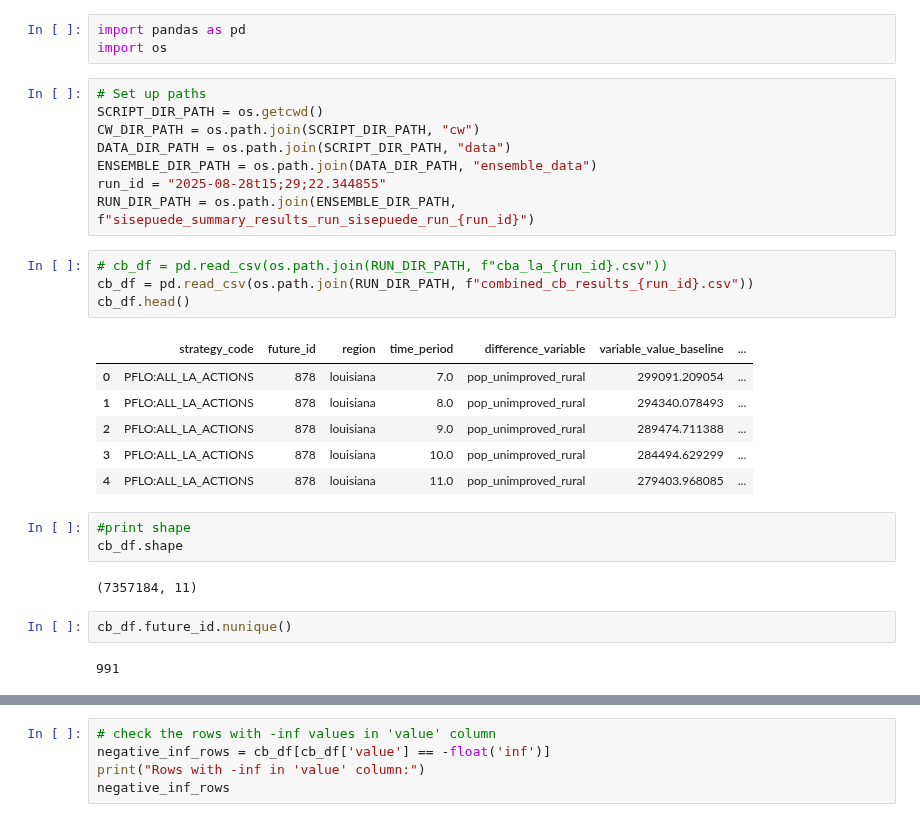
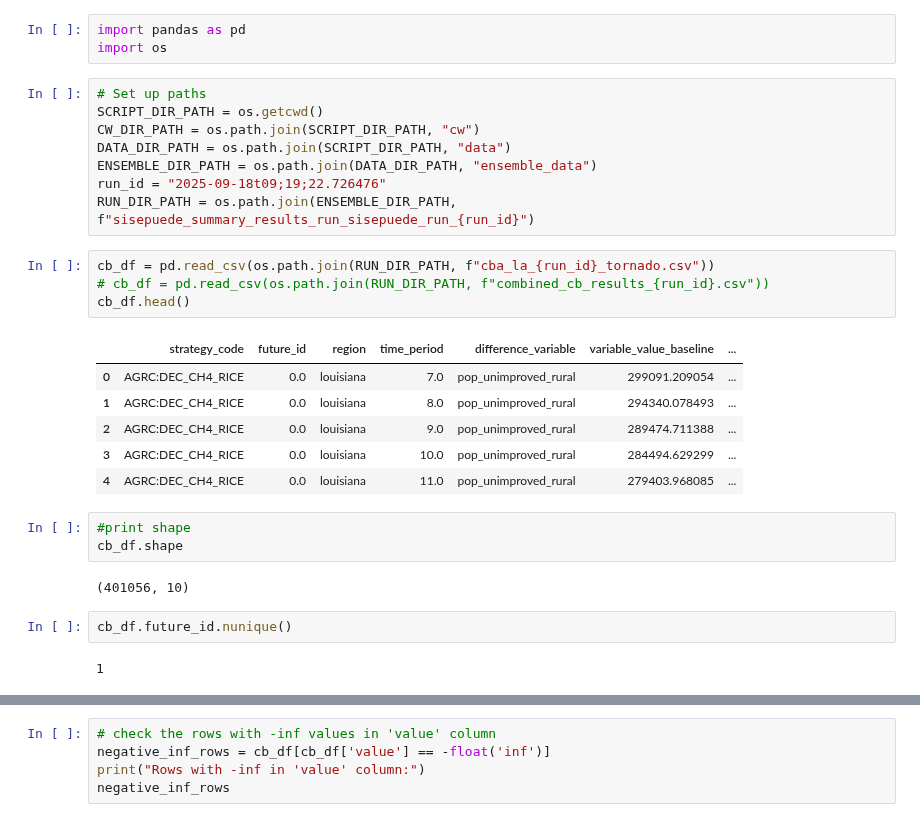
Before and after one commit to sisepuede-framework/ssp_louisiana, a Jupyter notebook: 1000_runs_ensamble_postprocessing/check_cb_results.ipynb, the cells around one changed output, grey strips where cells are left out. Drawn from its saved outputs; the diff is of its cells as text.

```diff
--- a/1000_runs_ensamble_postprocessing/check_cb_results.ipynb
+++ b/1000_runs_ensamble_postprocessing/check_cb_results.ipynb
@@ -7,28 +7,28 @@ SCRIPT_DIR_PATH = os.getcwd()
 CW_DIR_PATH = os.path.join(SCRIPT_DIR_PATH, "cw")
 DATA_DIR_PATH = os.path.join(SCRIPT_DIR_PATH, "data")
 ENSEMBLE_DIR_PATH = os.path.join(DATA_DIR_PATH, "ensemble_data")
-run_id = "2025-08-28t15;29;22.344855"
+run_id = "2025-09-18t09;19;22.726476"
 RUN_DIR_PATH = os.path.join(ENSEMBLE_DIR_PATH, f"sisepuede_summary_results_run_sisepuede_run_{run_id}")
 # %%
-# cb_df = pd.read_csv(os.path.join(RUN_DIR_PATH, f"cba_la_{run_id}.csv"))
-cb_df = pd.read_csv(os.path.join(RUN_DIR_PATH, f"combined_cb_results_{run_id}.csv"))
+cb_df = pd.read_csv(os.path.join(RUN_DIR_PATH, f"cba_la_{run_id}_tornado.csv"))
+# cb_df = pd.read_csv(os.path.join(RUN_DIR_PATH, f"combined_cb_results_{run_id}.csv"))
 cb_df.head()
 # %% [output]
 |  | strategy_code | future_id | region | time_period | difference_variable | variable_value_baseline | ... |
-| 0 | PFLO:ALL_LA_ACTIONS | 878 | louisiana | 7.0 | pop_unimproved_rural | 299091.209054 | ... |
-| 1 | PFLO:ALL_LA_ACTIONS | 878 | louisiana | 8.0 | pop_unimproved_rural | 294340.078493 | ... |
-| 2 | PFLO:ALL_LA_ACTIONS | 878 | louisiana | 9.0 | pop_unimproved_rural | 289474.711388 | ... |
-| 3 | PFLO:ALL_LA_ACTIONS | 878 | louisiana | 10.0 | pop_unimproved_rural | 284494.629299 | ... |
-| 4 | PFLO:ALL_LA_ACTIONS | 878 | louisiana | 11.0 | pop_unimproved_rural | 279403.968085 | ... |
+| 0 | AGRC:DEC_CH4_RICE | 0.0 | louisiana | 7.0 | pop_unimproved_rural | 299091.209054 | ... |
+| 1 | AGRC:DEC_CH4_RICE | 0.0 | louisiana | 8.0 | pop_unimproved_rural | 294340.078493 | ... |
+| 2 | AGRC:DEC_CH4_RICE | 0.0 | louisiana | 9.0 | pop_unimproved_rural | 289474.711388 | ... |
+| 3 | AGRC:DEC_CH4_RICE | 0.0 | louisiana | 10.0 | pop_unimproved_rural | 284494.629299 | ... |
+| 4 | AGRC:DEC_CH4_RICE | 0.0 | louisiana | 11.0 | pop_unimproved_rural | 279403.968085 | ... |
 # %%
 #print shape
 cb_df.shape
 # %% [output]
-(7357184, 11)
+(401056, 10)
 # %%
 cb_df.future_id.nunique()
 # %% [output]
-991
+1
 # %%
 # evaluate each column null values
 null_counts = cb_df.isnull().sum()
```
Also changed, not shown: parts of 12 cells of this notebook, 3 other files.
